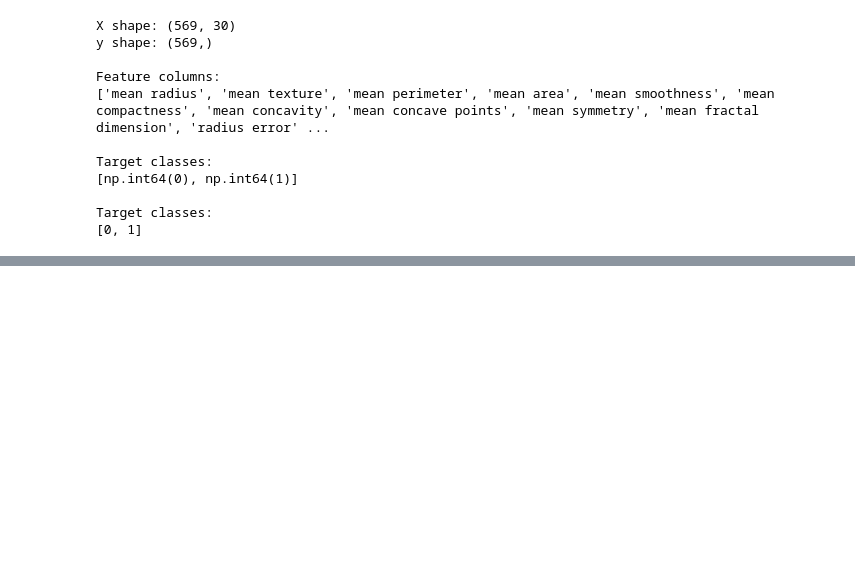
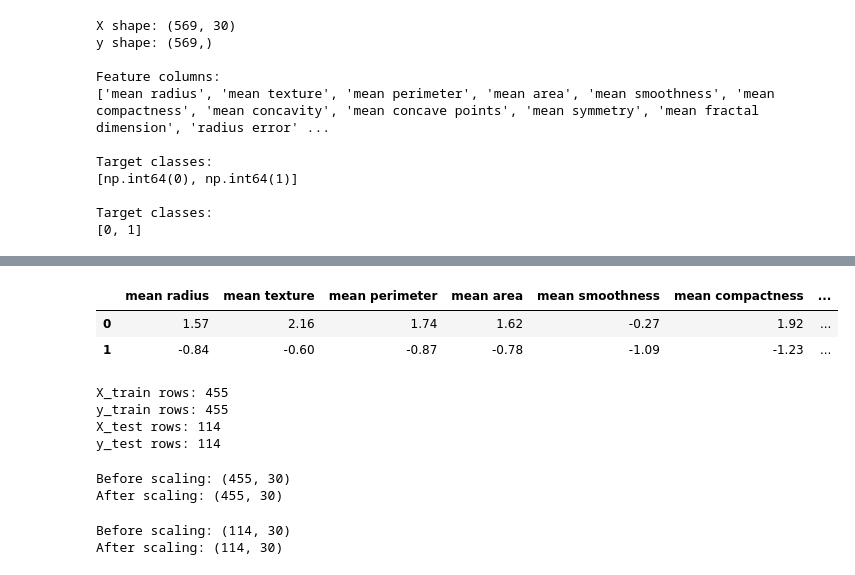
Before and after one commit to amirtech-ai/tabular-ml-prediction-api, a Jupyter notebook: notebooks/initial_data_analysis_1.ipynb, the cells around one changed output, grey strips where cells are left out. Drawn from its saved outputs; the diff is of its cells as text; code cells hidden in the pictures; blank space fills up the shorter version.

```diff
--- a/notebooks/initial_data_analysis_1.ipynb
+++ b/notebooks/initial_data_analysis_1.ipynb
@@ -395,0 +551,28 @@ Target classes:
+# %%
+X_test_scaled_df.head(2)
+# %% [output]
+|  | mean radius | mean texture | mean perimeter | mean area | mean smoothness | mean compactness | ... |
+| 0 | 1.57 | 2.16 | 1.74 | 1.62 | -0.27 | 1.92 | ... |
+| 1 | -0.84 | -0.60 | -0.87 | -0.78 | -1.09 | -1.23 | ... |
+# %%
+print("X_train rows:", X_train.shape[0])
+print("y_train rows:", y_train.shape[0])
+print("X_test rows:", X_test.shape[0])
+print("y_test rows:", y_test.shape[0])
+# %% [output]
+X_train rows: 455
+y_train rows: 455
+X_test rows: 114
+y_test rows: 114
+# %%
+print("Before scaling:", X_train.shape)
+print("After scaling:", X_train_scaled.shape)
+# %% [output]
+Before scaling: (455, 30)
+After scaling: (455, 30)
+# %%
+print("Before scaling:", X_test.shape)
+print("After scaling:", X_test_scaled.shape)
+# %% [output]
+Before scaling: (114, 30)
+After scaling: (114, 30)
```
Also changed, not shown: parts of 13 cells of this notebook, 2 other files.
